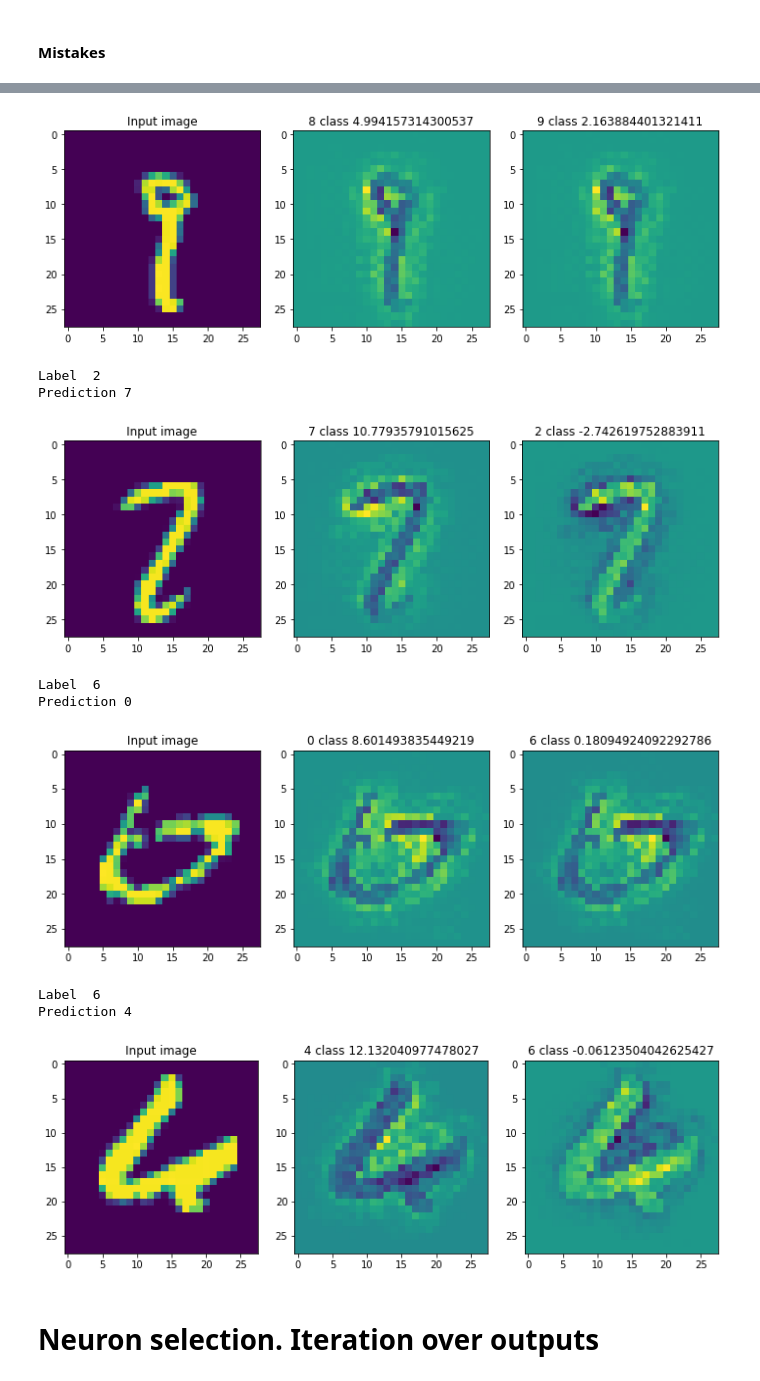
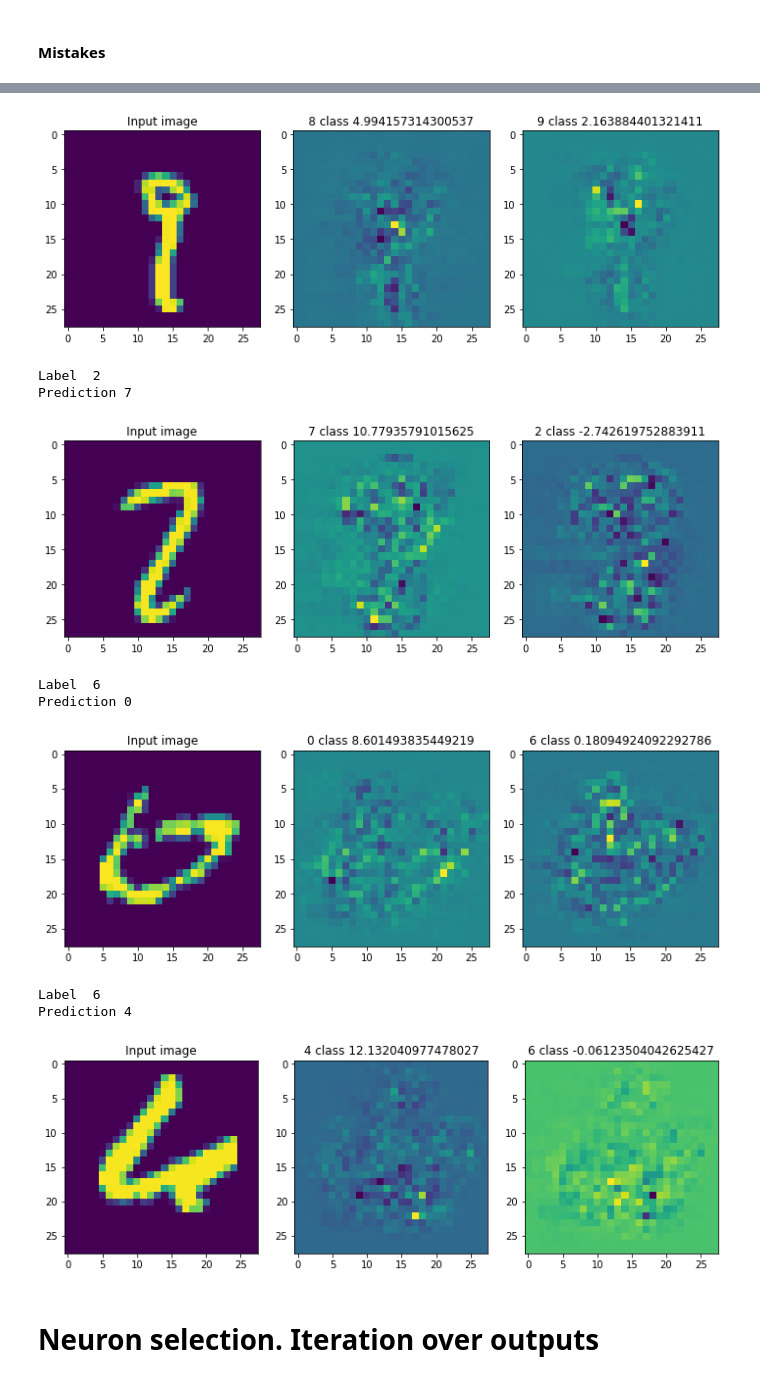
Before and after one commit to dmitrysarov/LRP_decomposition, a Jupyter notebook: LRP/temp/LRP_notebook_mnist.ipynb, the cells around one changed output, grey strips where cells are left out. Drawn from its saved outputs; the diff is of its cells as text; code cells hidden in the pictures.

```diff
--- a/LRP/temp/LRP_notebook_mnist.ipynb
+++ b/LRP/temp/LRP_notebook_mnist.ipynb
@@ -42,7 +45,7 @@ model = ConvNet()
 model.load_state_dict(torch.load('mnist_model.ph'))
 model = model.eval()
 # model = utils.redefine_nn(model, rule='z_plus_no_bias')
-lrp = LRP(model, rule='z_plus')
+lrp = LRP(model, rule='z_rule')
 # %%
 train_loader = torch.utils.data.DataLoader(
   torchvision.datasets.MNIST('/files/', train=True, download=True,
@@ -85,7 +88,7 @@ for num, (image, label) in enumerate(test_loader):
     fig, ax = plt.subplots(1,2)
     ax[0].imshow(image.squeeze().detach())
     ax[0].title.set_text('Input image')
-    relevance = lrp.relprop()
+    relevance = lrp(image)
     print('relevance mean', relevance.abs().mean())
 #     img = ax[1].imshow(norm_tensor(relevance.squeeze()))
     img = ax[1].imshow(relevance.squeeze())
@@ -131,39 +134,39 @@ for num, (image, label) in enumerate(test_loader):
         print('Label ', label.item())
         print('Prediction', output.argmax().item())
         _, ax = plt.subplots(1,3, figsize=(10,10))
         ax[0].imshow(image.squeeze())
         ax[0].title.set_text('Input image')
 
         R1 = torch.zeros_like(output)
         R1[0, output.argmax().item()] = 1
 
-        relevance1 = lrp.relprop(R1*output)
+        relevance1 = lrp(image, R1*output)
         #ax[1].imshow(cmap(norm_tensor(relevance1.squeeze())))
         ax[1].imshow(norm_tensor(relevance1.squeeze()))
         ax[1].title.set_text('{} class {}'.format(output.argmax().item(), output.max().item()))
 
         R2 = torch.zeros_like(output)
         R2[0, label.item()] = 1
 
-        relevance2 = lrp.relprop(R2*output)
+        relevance2 = lrp(image, R2*output)
         #ax[2].imshow(cmap(norm_tensor(relevance2.squeeze())))
         ax[2].imshow(norm_tensor(relevance2.squeeze()))
         ax[2].title.set_text('{} class {}'.format(label.item(), output.squeeze()[label].item()))
         plt.tight_layout()
         plt.show()
 # %% [output]
 Label  9
 Prediction 8
-[figure, old version]
+[figure, new version]
 Label  2
 Prediction 7
-[figure, old version]
+[figure, new version]
 Label  6
 Prediction 0
-[figure, old version]
+[figure, new version]
 Label  6
 Prediction 4
-[figure, old version]
+[figure, new version]
 # %% [markdown]
 # Neuron selection. Iteration over outputs
 # %%
```
Also changed, not shown: parts of 10 cells of this notebook, 3 other files.
